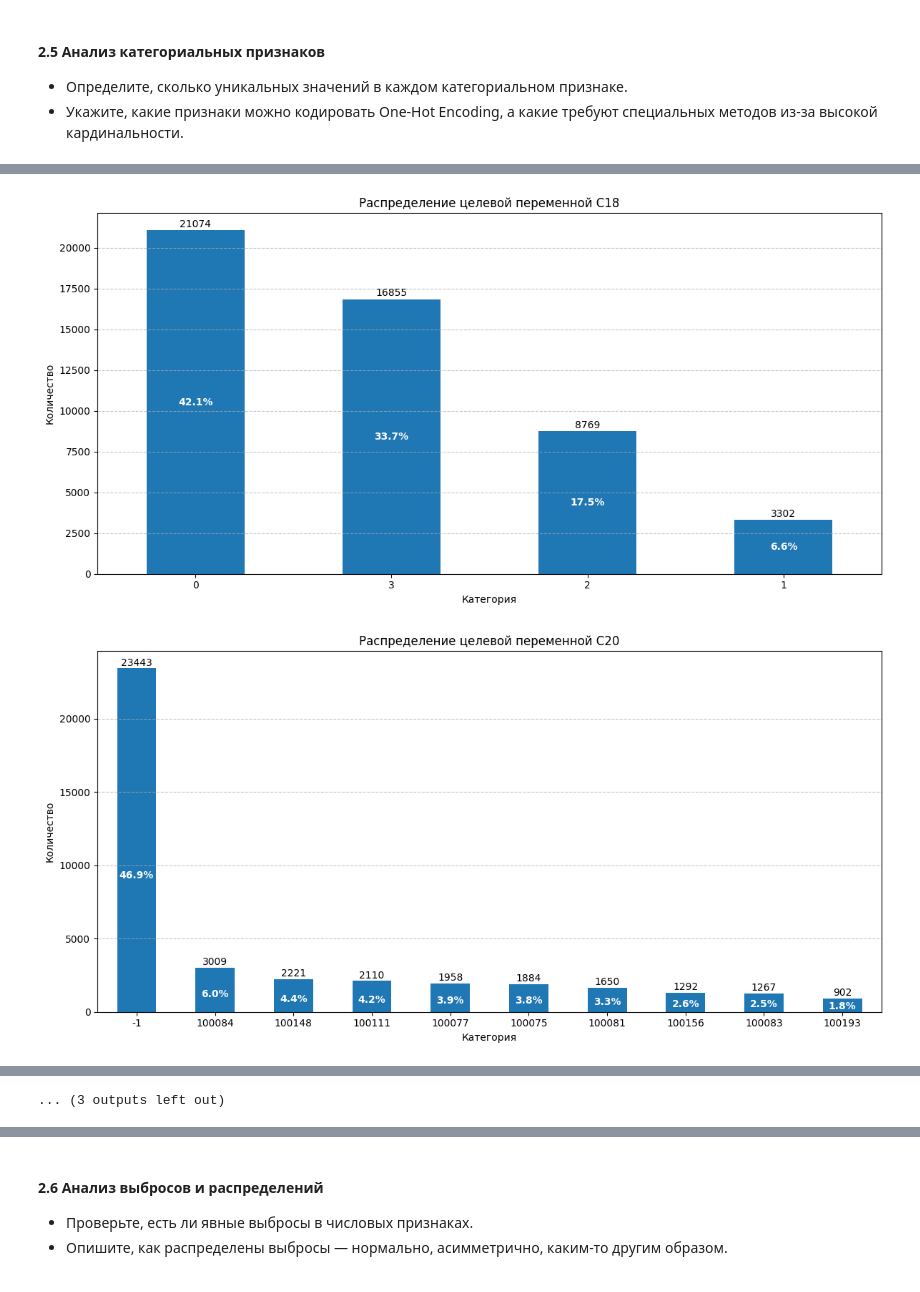
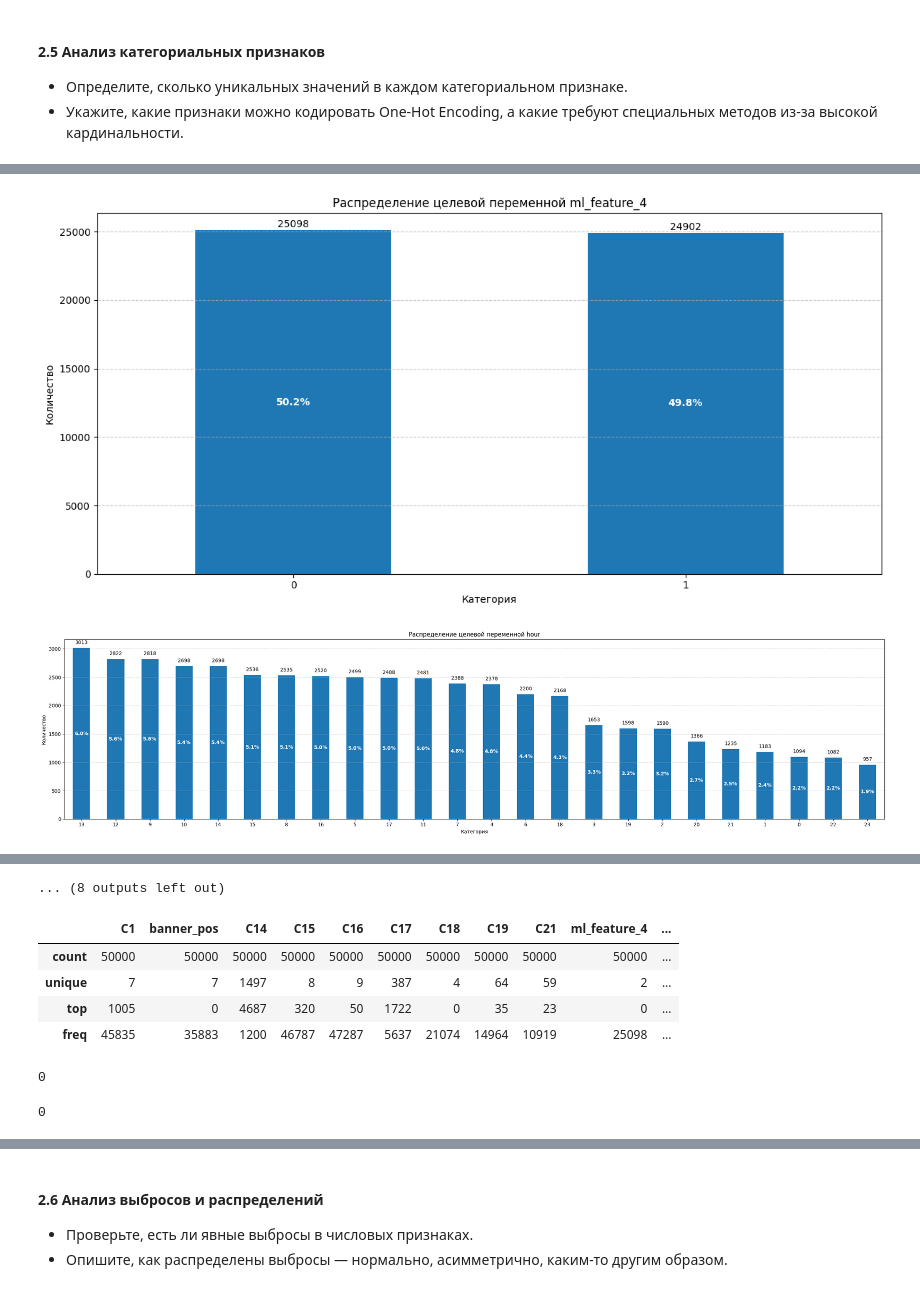
Before and after one commit to TemaQDX/sprint_12_project_advandex, a Jupyter notebook: sprint_12_project_advandex_Artem_Burov.ipynb, the cells around one changed output, grey strips where cells are left out. Drawn from its saved outputs; the diff is of its cells as text; code cells hidden in the pictures.

```diff
--- a/sprint_12_project_advandex_Artem_Burov.ipynb
+++ b/sprint_12_project_advandex_Artem_Burov.ipynb
@@ -619,5 +619,5 @@ Length: 1160, dtype: str
 # %%
-for feature in categorical_features:
+for feature in cat_features:
     if feature == 'hour':
         top_n = 24
         fs = (24, 6)
@@ -638,2 +638,2 @@ for feature in categorical_features:
-[figure, old version]
+[figure, new version]
-[figure, old version]
+[figure, new version]
@@ -641,4 +641,28 @@ for feature in categorical_features:
-... (3 outputs left out)
+... (8 outputs left out)
+# %%
+df_work[cat_features].astype('str').describe()
+# %% [output]
+|  | C1 | banner_pos | C14 | C15 | C16 | C17 | C18 | C19 | C21 | ml_feature_4 | ... |
+| count | 50000 | 50000 | 50000 | 50000 | 50000 | 50000 | 50000 | 50000 | 50000 | 50000 | ... |
+| unique | 7 | 7 | 1497 | 8 | 9 | 387 | 4 | 64 | 59 | 2 | ... |
+| top | 1005 | 0 | 4687 | 320 | 50 | 1722 | 0 | 35 | 23 | 0 | ... |
+| freq | 45835 | 35883 | 1200 | 46787 | 47287 | 5637 | 21074 | 14964 | 10919 | 25098 | ... |
+# %%
+# Разделяем категориальные признаки по выбору метода заполнения пропусков
+cat_features_fillna_mode = ['C1', 'C15', 'C16', 'C17', 'C19', 'C21', 'C20', 'site_id', 'site_domain', 'site_category', 'app_id', 'app_domain', 'app_category', 'banner_pos', 'hour']
+cat_features_fillna_unknown = ['ml_feature_2', 'ml_feature_4', 'ml_feature_7', 'C14', 'C18']
+
+len(cat_features_fillna_mode + cat_features_fillna_unknown) - len(cat_features)
+# %% [output]
+0
+# %%
+# Разделяем категориальные признаки по выбору метода кодирования
+cat_features_ohe = ['ml_feature_2', 'ml_feature_4', 'ml_feature_7', 'C1', 'C15', 'C16', 'C18', 'banner_pos']
+cat_features_loo = ['C14', 'C17', 'C19', 'C20', 'C21', 'site_id', 'site_domain', 'app_id', 'app_domain', 'hour', 'app_category', 'site_category']
+
+len(cat_features_ohe + cat_features_loo) - len(cat_features)
+# %% [output]
+0
 # %% [markdown]
 #### Анализ категориальных признаков
 
```
Also changed, not shown: parts of 14 cells of this notebook.
